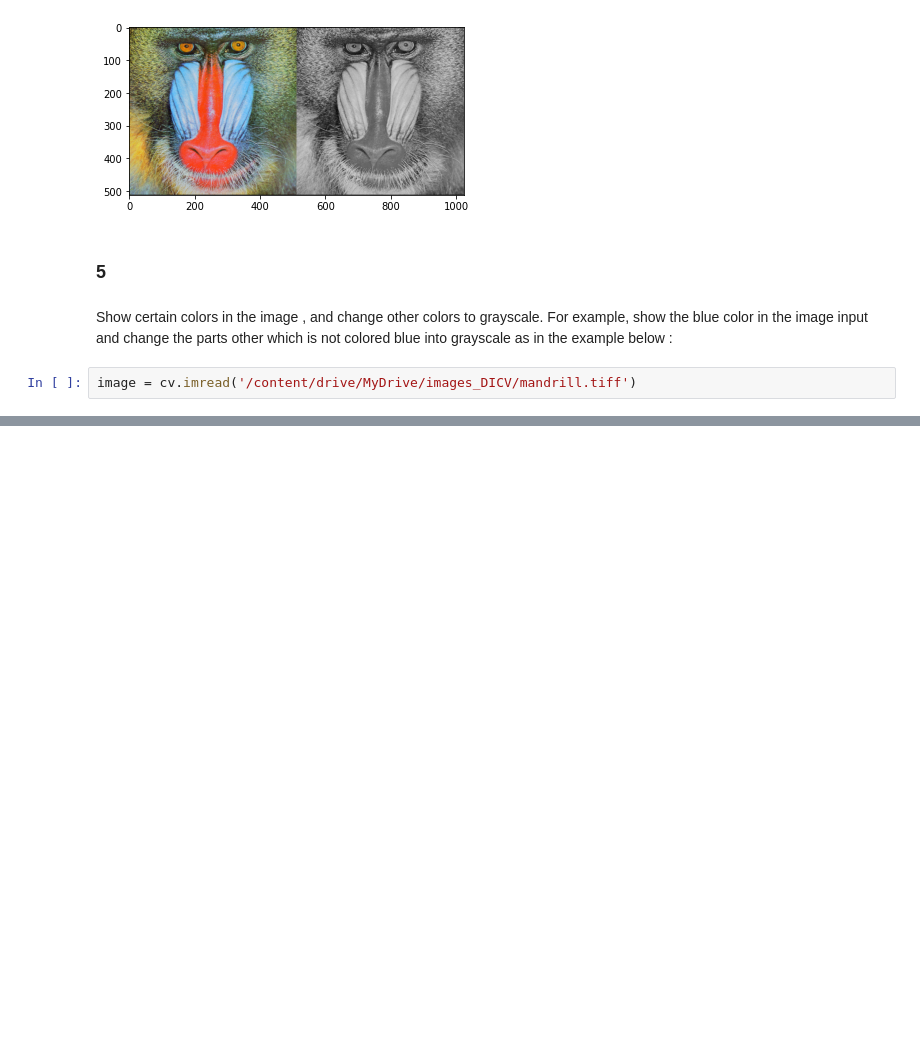
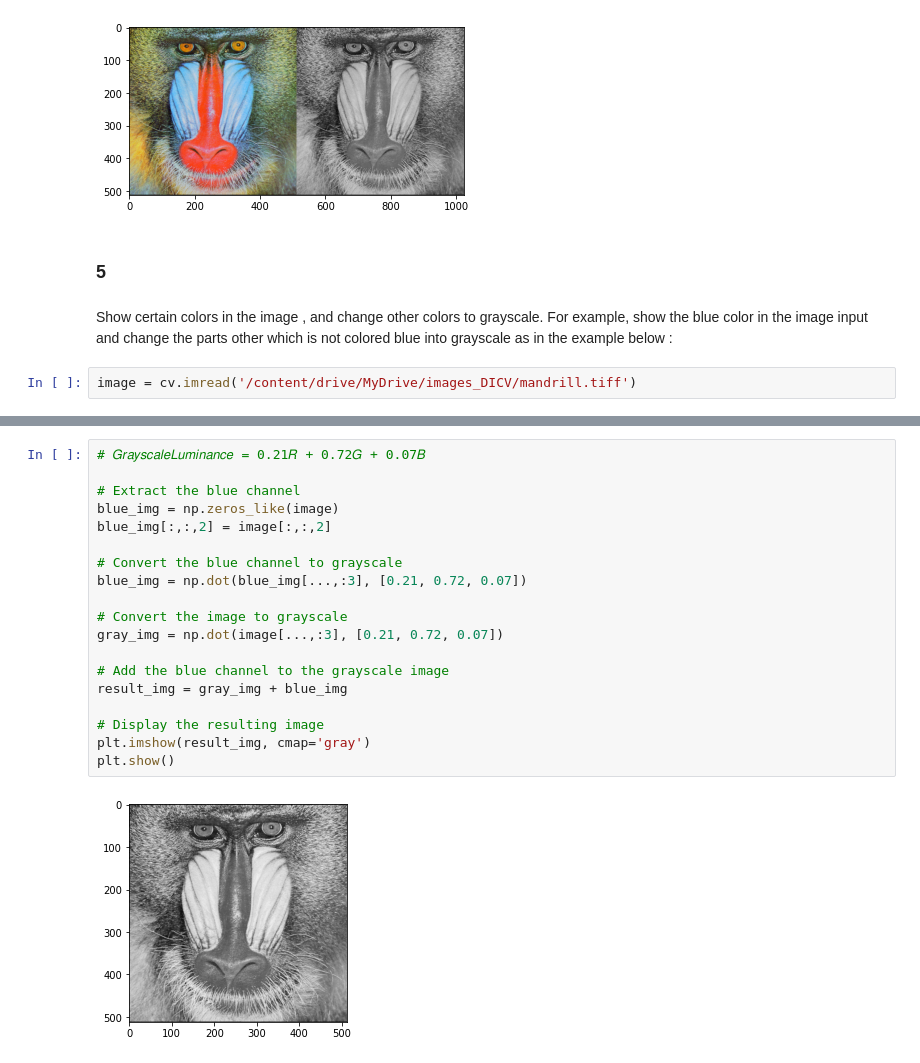
Before and after one commit to maryom99/DICV_2023_M, a Jupyter notebook: Week3_3I_Maryam.ipynb, the cells around one changed output, grey strips where cells are left out. Drawn from its saved outputs; the diff is of its cells as text; blank space fills up the shorter version.

```diff
--- a/Week3_3I_Maryam.ipynb
+++ b/Week3_3I_Maryam.ipynb
@@ -314,0 +276,21 @@ plt.imshow(result)
+# %%
+# 𝐺𝑟𝑎𝑦𝑠𝑐𝑎𝑙𝑒𝐿𝑢𝑚𝑖𝑛𝑎𝑛𝑐𝑒 = 0.21𝑅 + 0.72𝐺 + 0.07𝐵
+
+# Extract the blue channel
+blue_img = np.zeros_like(image)
+blue_img[:,:,2] = image[:,:,2]
+
+# Convert the blue channel to grayscale
+blue_img = np.dot(blue_img[...,:3], [0.21, 0.72, 0.07])
+
+# Convert the image to grayscale
+gray_img = np.dot(image[...,:3], [0.21, 0.72, 0.07])
+
+# Add the blue channel to the grayscale image
+result_img = gray_img + blue_img
+
+# Display the resulting image
+plt.imshow(result_img, cmap='gray')
+plt.show()
+# %% [output]
+[figure, added]
```
Also changed, not shown: parts of 4 cells of this notebook.
